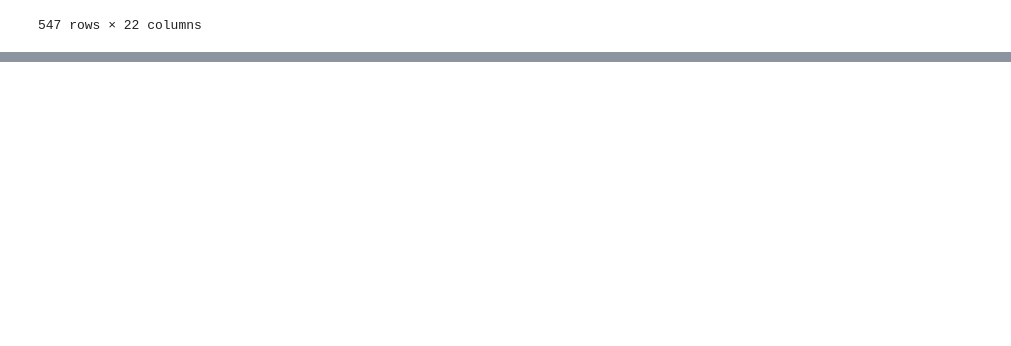
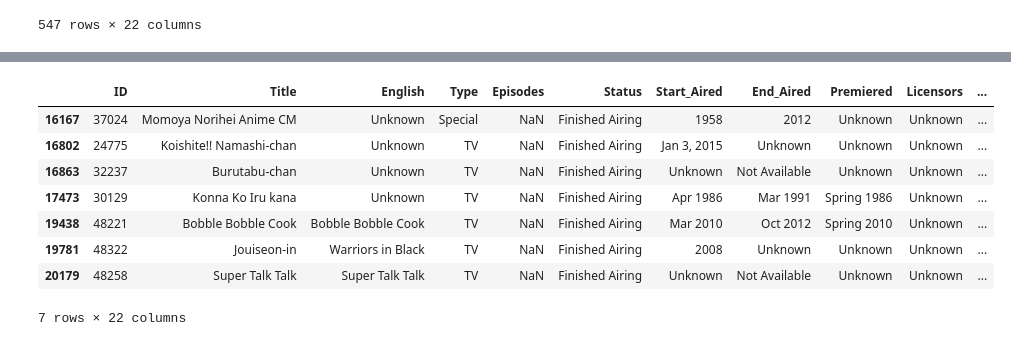
Before and after one commit to Robeliom15/Anime_Top_Ten, a Jupyter notebook: cleaning.ipynb, the cells around one changed output, grey strips where cells are left out. Saved outputs shown, nothing was run; the diff lists cells and outputs as text; code cells hidden in the pictures; blank space fills up the shorter version.

```diff
--- a/cleaning.ipynb
+++ b/cleaning.ipynb
@@ -147,3 +152,15 @@ Ranked              1924
 Popularity             0
 Favorites              0
 dtype: int64
+# %%
+a2.loc[a2.loc[:, "Episodes"].isna(), :]
+# %% [output]
+|  | ID | Title | English | Type | Episodes | Status | Start_Aired | End_Aired | Premiered | Licensors | ... |
+| 16167 | 37024 | Momoya Norihei Anime CM | Unknown | Special | NaN | Finished Airing | 1958 | 2012 | Unknown | Unknown | ... |
+| 16802 | 24775 | Koishite!! Namashi-chan | Unknown | TV | NaN | Finished Airing | Jan 3, 2015 | Unknown | Unknown | Unknown | ... |
+| 16863 | 32237 | Burutabu-chan | Unknown | TV | NaN | Finished Airing | Unknown | Not Available | Unknown | Unknown | ... |
+| 17473 | 30129 | Konna Ko Iru kana | Unknown | TV | NaN | Finished Airing | Apr 1986 | Mar 1991 | Spring 1986 | Unknown | ... |
+| 19438 | 48221 | Bobble Bobble Cook | Bobble Bobble Cook | TV | NaN | Finished Airing | Mar 2010 | Oct 2012 | Spring 2010 | Unknown | ... |
+| 19781 | 48322 | Jouiseon-in | Warriors in Black | TV | NaN | Finished Airing | 2008 | Unknown | Unknown | Unknown | ... |
+| 20179 | 48258 | Super Talk Talk | Super Talk Talk | TV | NaN | Finished Airing | Unknown | Not Available | Unknown | Unknown | ... |
+7 rows × 22 columns
```
Also changed, not shown: parts of 24 cells of this notebook, 1 other file.
